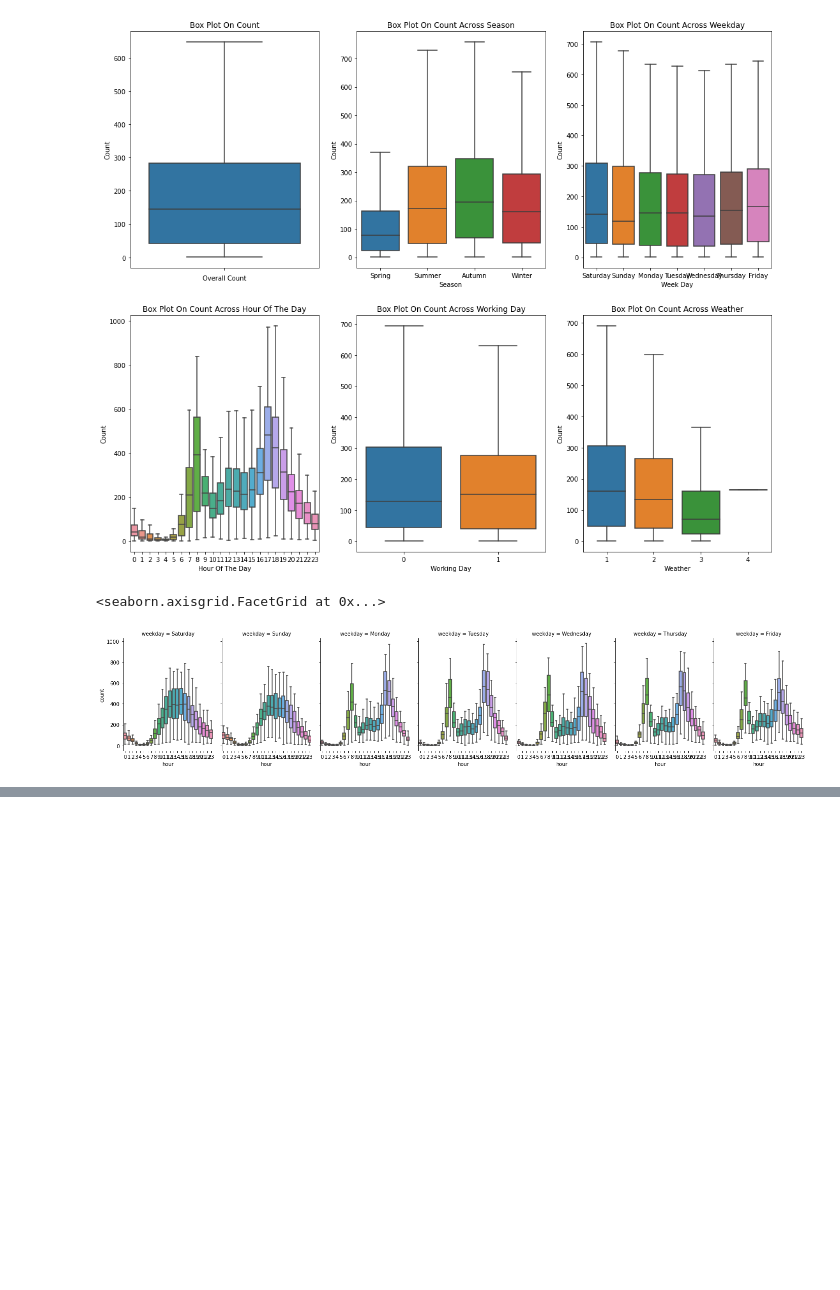
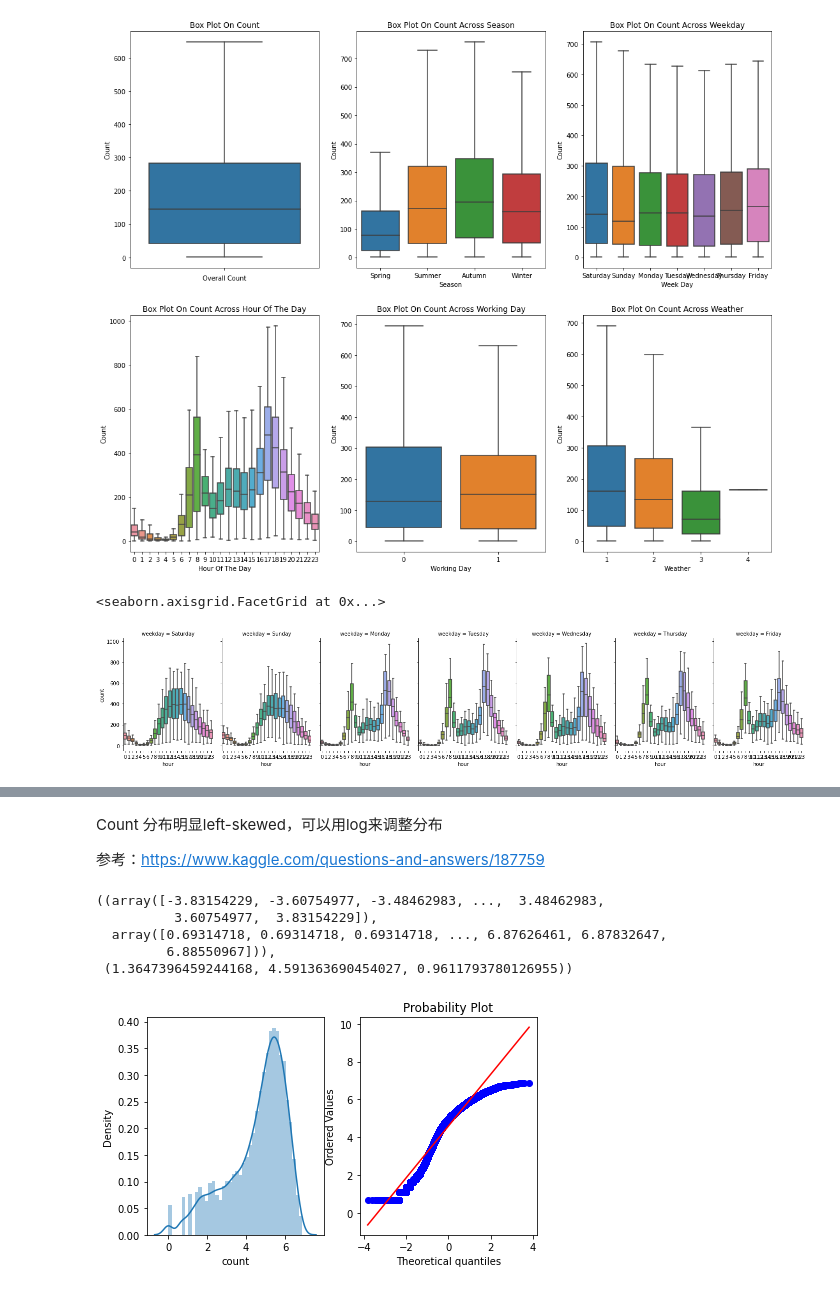
Before and after one commit to rayjin2022/be_a_better_ds, a Jupyter notebook: bike demand forecasting/bike demand.ipynb, the cells around one changed output, grey strips where cells are left out. Saved outputs shown, nothing was run; the diff lists cells and outputs as text; code cells hidden in the pictures; blank space fills up the shorter version.

```diff
--- a/bike demand forecasting/bike demand.ipynb
+++ b/bike demand forecasting/bike demand.ipynb
@@ -240,0 +347,17 @@ ax.set(xlabel = 'Month',ylabel='Count',title="Box Plot On Count across month")
+# %% [markdown]
+Count 分布明显left-skewed，可以用log来调整分布
+
+参考：https://www.kaggle.com/questions-and-answers/187759
+# %%
+
+fig,(ax1,ax2) = plt.subplots(ncols=2)
+fig.set_size_inches(7, 4)
+sn.distplot(np.log(data_train["count"]),ax=ax1)
+stats.probplot(np.log1p(data_train["count"]), dist='norm', fit=True, plot=ax2)
+# %% [output]
+((array([-3.83154229, -3.60754977, -3.48462983, ...,  3.48462983,
+          3.60754977,  3.83154229]),
+  array([0.69314718, 0.69314718, 0.69314718, ..., 6.87626461, 6.87832647,
+         6.88550967])),
+ (1.3647396459244168, 4.591363690454027, 0.9611793780126955))
+[figure, added]
```
Also changed, not shown: parts of 75 cells of this notebook, 2 other files.
